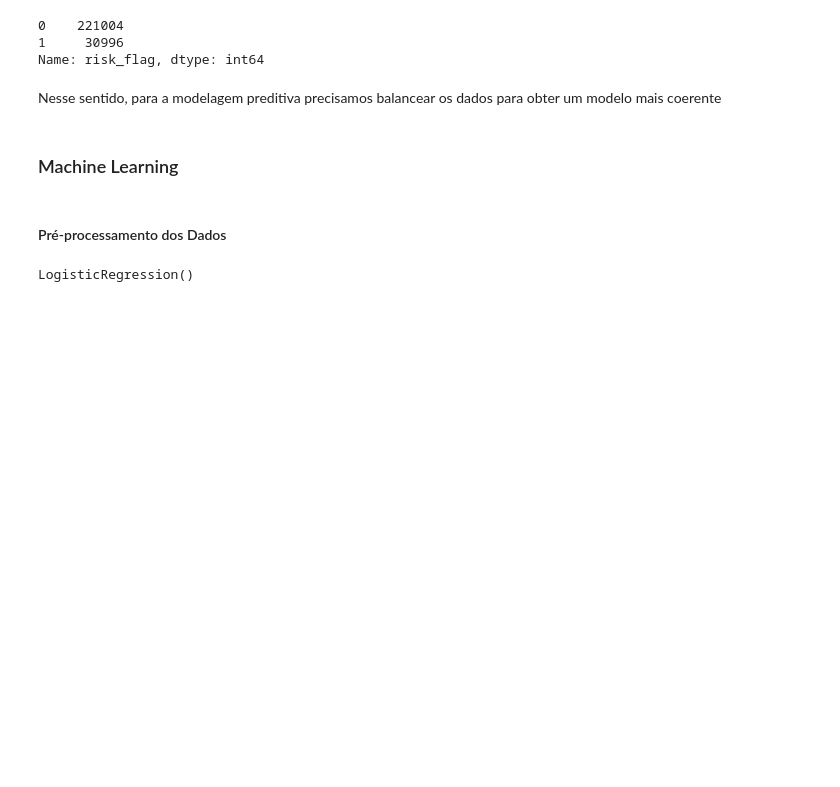
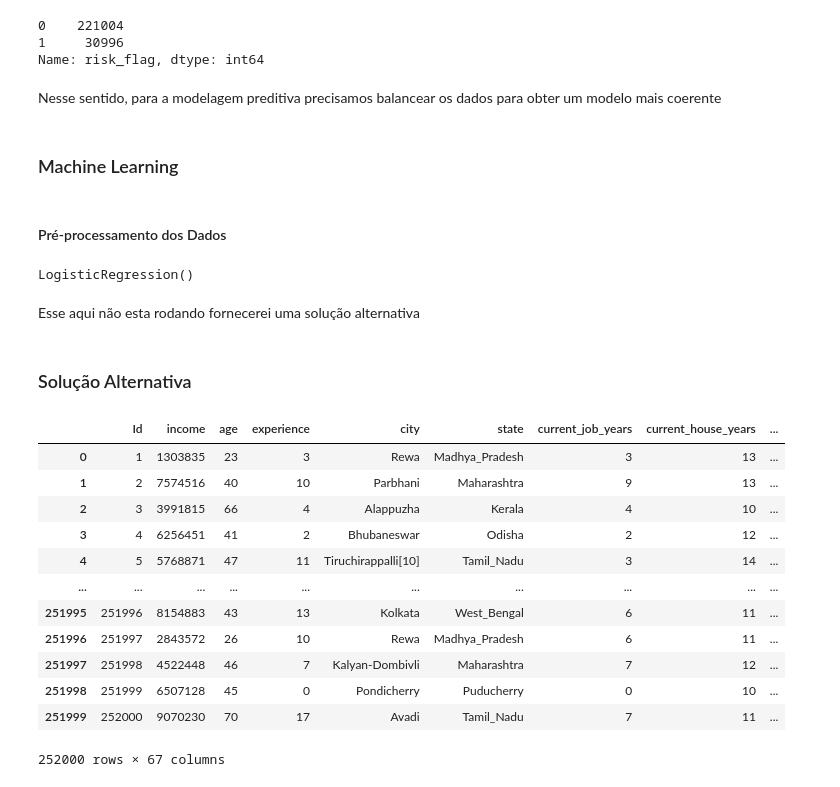
Before and after one commit to gabri190/big-Data-Credit-risk, a Jupyter notebook: project.ipynb, the cells around one changed output. Drawn from its saved outputs; the diff is of its cells as text; code cells hidden in the pictures; blank space fills up the shorter version.

```diff
--- a/project.ipynb
+++ b/project.ipynb
@@ -417,6 +417,8 @@ model
 LogisticRegression()
 # %%
 # model.fit(X_train_array, y_train_array)
+# %% [markdown]
+Esse aqui não esta rodando fornecerei uma solução alternativa
 # %%
 # X_test_array = X_test.to_dask_array(lengths=True)
 # test_predictions = model.predict(X_test_array)
@@ -427,3 +429,25 @@ LogisticRegression()
 # report = classification_report(y_test, model.predict(X_test_array))
 # print("Acurácia do modelo:", test_accuracy)
 # print("Relatório de Classificação:\n", report)
+# %% [markdown]
+### Solução Alternativa
+# %%
+train_data_new=train_data.compute()
+# %%
+import pandas as pd
+df_encoded = pd.get_dummies(train_data_new, columns=['married', 'house_ownership', 'car_ownership', 'profession'])
+df_encoded
+# %% [output]
+|  | Id | income | age | experience | city | state | current_job_years | current_house_years | ... |
+| 0 | 1 | 1303835 | 23 | 3 | Rewa | Madhya_Pradesh | 3 | 13 | ... |
+| 1 | 2 | 7574516 | 40 | 10 | Parbhani | Maharashtra | 9 | 13 | ... |
+| 2 | 3 | 3991815 | 66 | 4 | Alappuzha | Kerala | 4 | 10 | ... |
+| 3 | 4 | 6256451 | 41 | 2 | Bhubaneswar | Odisha | 2 | 12 | ... |
+| 4 | 5 | 5768871 | 47 | 11 | Tiruchirappalli[10] | Tamil_Nadu | 3 | 14 | ... |
+| ... | ... | ... | ... | ... | ... | ... | ... | ... | ... |
+| 251995 | 251996 | 8154883 | 43 | 13 | Kolkata | West_Bengal | 6 | 11 | ... |
+| 251996 | 251997 | 2843572 | 26 | 10 | Rewa | Madhya_Pradesh | 6 | 11 | ... |
+| 251997 | 251998 | 4522448 | 46 | 7 | Kalyan-Dombivli | Maharashtra | 7 | 12 | ... |
+| 251998 | 251999 | 6507128 | 45 | 0 | Pondicherry | Puducherry | 0 | 10 | ... |
+| 251999 | 252000 | 9070230 | 70 | 17 | Avadi | Tamil_Nadu | 7 | 11 | ... |
+252000 rows × 67 columns
```
Also changed, not shown: parts of 15 cells of this notebook.
